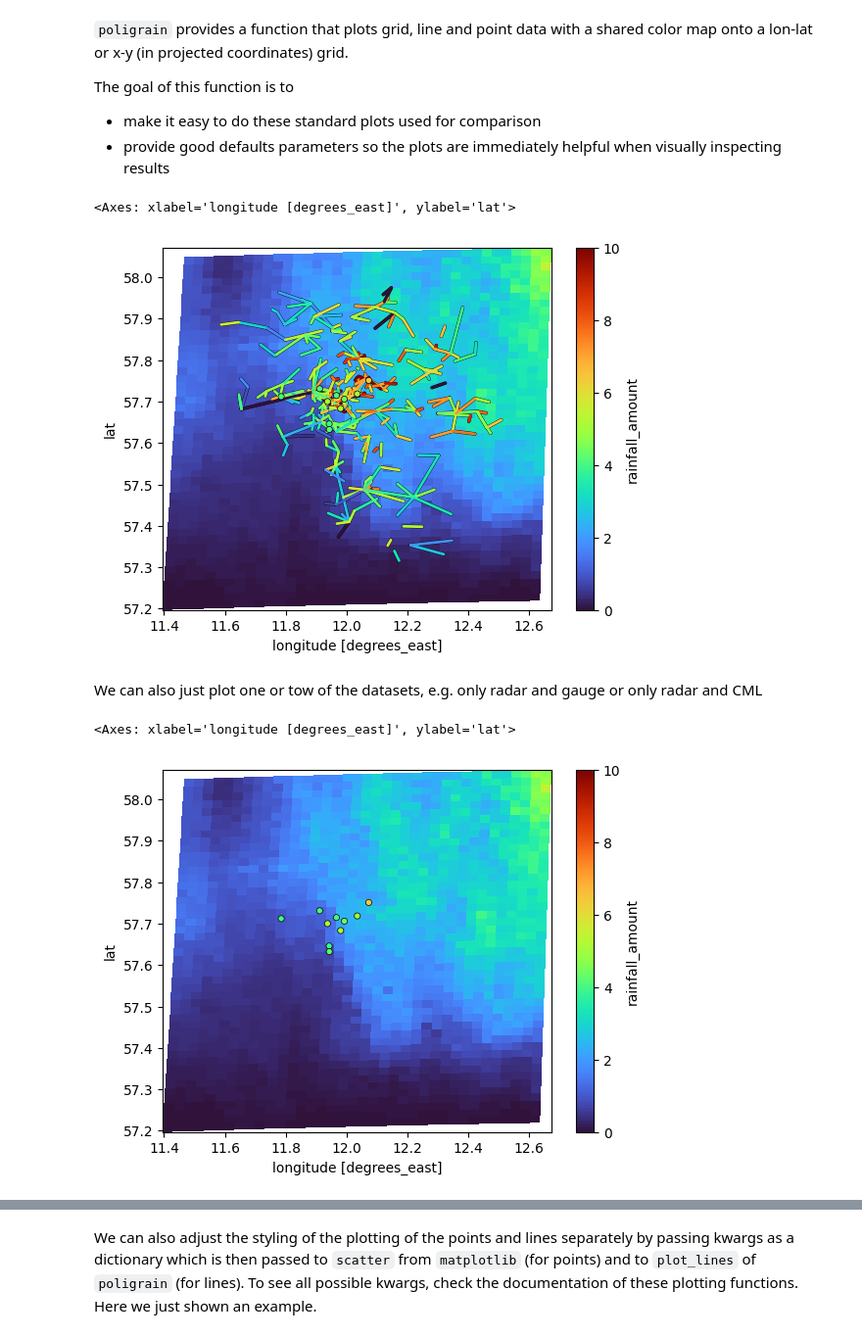
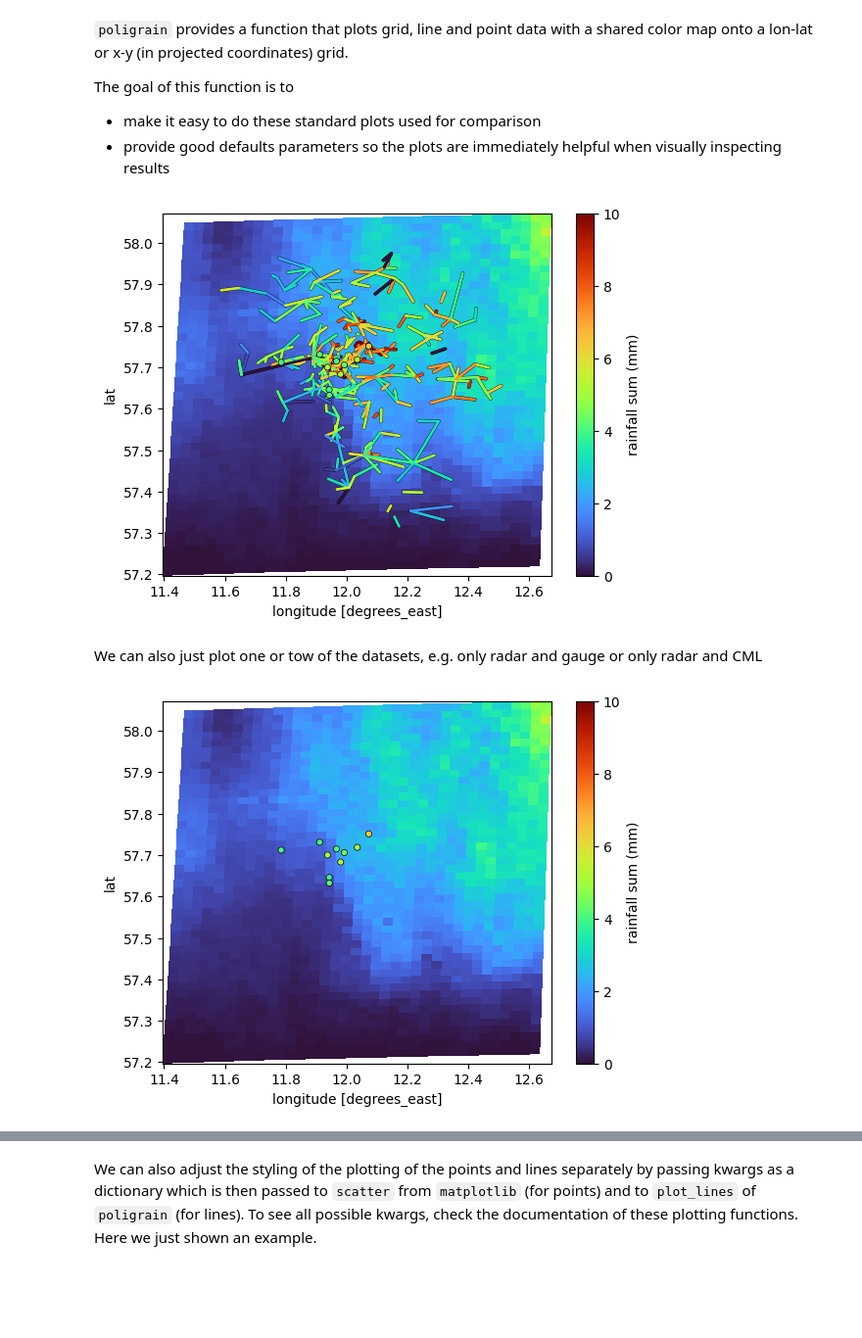
Before and after one commit to OpenSenseAction/poligrain, a Jupyter notebook: docs/notebooks/Plotting.ipynb, the cells around one changed output, grey strips where cells are left out. Shown at 98% size. Saved outputs shown, nothing was run; the diff lists cells and outputs as text; code cells hidden in the pictures; blank space fills up the shorter version.

```diff
--- a/docs/notebooks/Plotting.ipynb
+++ b/docs/notebooks/Plotting.ipynb
@@ -105,15 +119,15 @@ ds_rad = ds_rad.set_coords(["lon", "lat"])
 # %%
 plg.plot_map.plot_plg(
     da_grid=ds_rad.rainfall_amount.sum(dim="time"),
     da_gauges=ds_gauges_municp.rainfall_amount.sum(dim="time"),
     use_lon_lat=True,
     da_cmls=ds_cmls.R.sum(dim="time"),
     vmin=0,
     vmax=10,
-)
+    colorbar_label="rainfall sum (mm)",
+);
 # %% [output]
-<Axes: xlabel='longitude [degrees_east]', ylabel='lat'>
-[figure, old version]
+[figure, new version]
 # %% [markdown]
 We can also just plot one or tow of the datasets, e.g. only radar and gauge or only radar and CML
 # %%
@@ -123,10 +137,10 @@ plg.plot_map.plot_plg(
     use_lon_lat=True,
     vmin=0,
     vmax=10,
-)
+    colorbar_label="rainfall sum (mm)",
+);
 # %% [output]
-<Axes: xlabel='longitude [degrees_east]', ylabel='lat'>
-[figure, old version]
+[figure, new version]
 # %%
 plg.plot_map.plot_plg(
     da_grid=ds_rad.rainfall_amount.sum(dim="time"),
```
Also changed, not shown: parts of 5 cells of this notebook, 2 other files.
